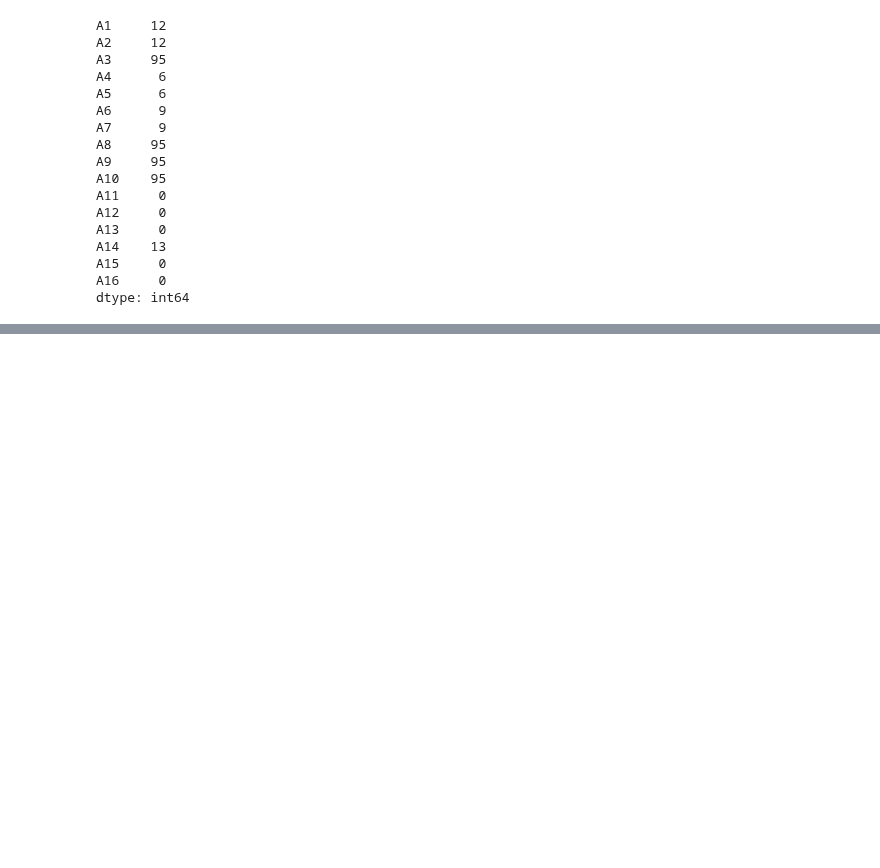
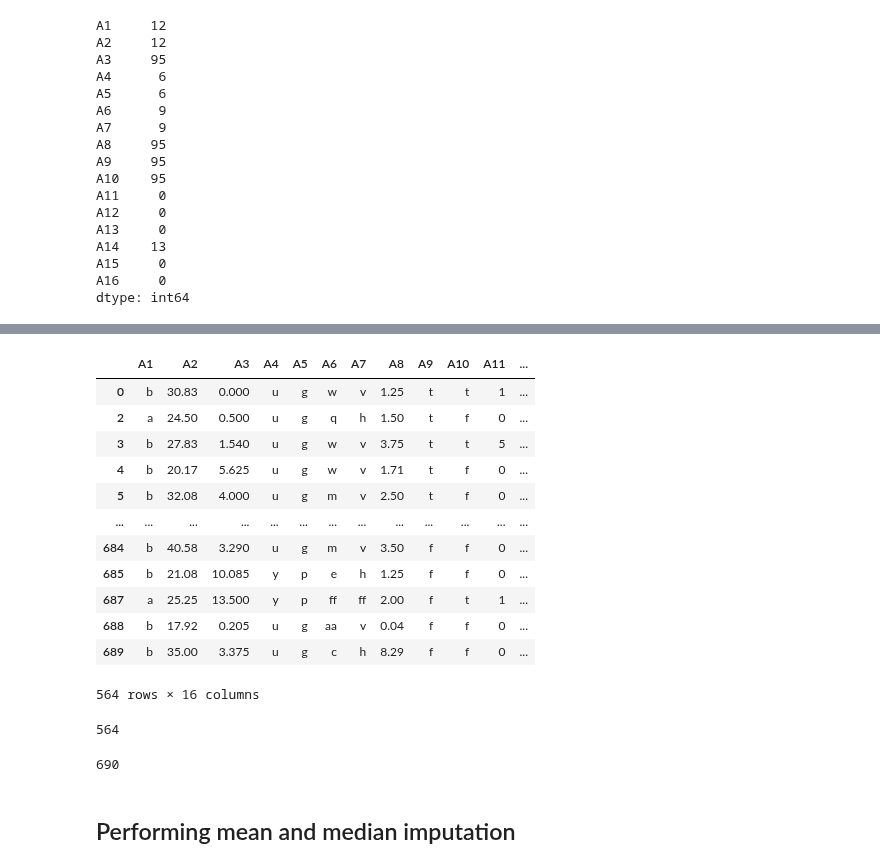
Before and after one commit to Vikas-KM/machine-learning, a Jupyter notebook: Feature_Engineering/chap_02.ipynb, the cells around one changed output, grey strips where cells are left out. Cells and saved outputs as stored; diff of their text form; code cells hidden in the pictures; blank space fills up the shorter version.

```diff
--- a/Feature_Engineering/chap_02.ipynb
+++ b/Feature_Engineering/chap_02.ipynb
@@ -276,0 +279,3 @@ data.to_csv('./data/CreditApprovalUCI.csv', index=False)
+# %%
+data = pd.read_csv('./data/CreditApprovalUCI.csv')
+data.head()
@@ -276,0 +329,29 @@ data.to_csv('./data/CreditApprovalUCI.csv', index=False)
+# %%
+# Complete Case Analysis - List wise deletion of cases
+data_cca = data.dropna()
+# %%
+data_cca
+# %% [output]
+|  | A1 | A2 | A3 | A4 | A5 | A6 | A7 | A8 | A9 | A10 | A11 | ... |
+| 0 | b | 30.83 | 0.000 | u | g | w | v | 1.25 | t | t | 1 | ... |
+| 2 | a | 24.50 | 0.500 | u | g | q | h | 1.50 | t | f | 0 | ... |
+| 3 | b | 27.83 | 1.540 | u | g | w | v | 3.75 | t | t | 5 | ... |
+| 4 | b | 20.17 | 5.625 | u | g | w | v | 1.71 | t | f | 0 | ... |
+| 5 | b | 32.08 | 4.000 | u | g | m | v | 2.50 | t | f | 0 | ... |
+| ... | ... | ... | ... | ... | ... | ... | ... | ... | ... | ... | ... | ... |
+| 684 | b | 40.58 | 3.290 | u | g | m | v | 3.50 | f | f | 0 | ... |
+| 685 | b | 21.08 | 10.085 | y | p | e | h | 1.25 | f | f | 0 | ... |
+| 687 | a | 25.25 | 13.500 | y | p | ff | ff | 2.00 | f | t | 1 | ... |
+| 688 | b | 17.92 | 0.205 | u | g | aa | v | 0.04 | f | f | 0 | ... |
+| 689 | b | 35.00 | 3.375 | u | g | c | h | 8.29 | f | f | 0 | ... |
+564 rows × 16 columns
+# %%
+len(data_cca)
+# %% [output]
+564
+# %%
+len(data)
+# %% [output]
+690
+# %% [markdown]
+## Performing mean and median imputation
```
Also changed, not shown: parts of 35 cells of this notebook.
